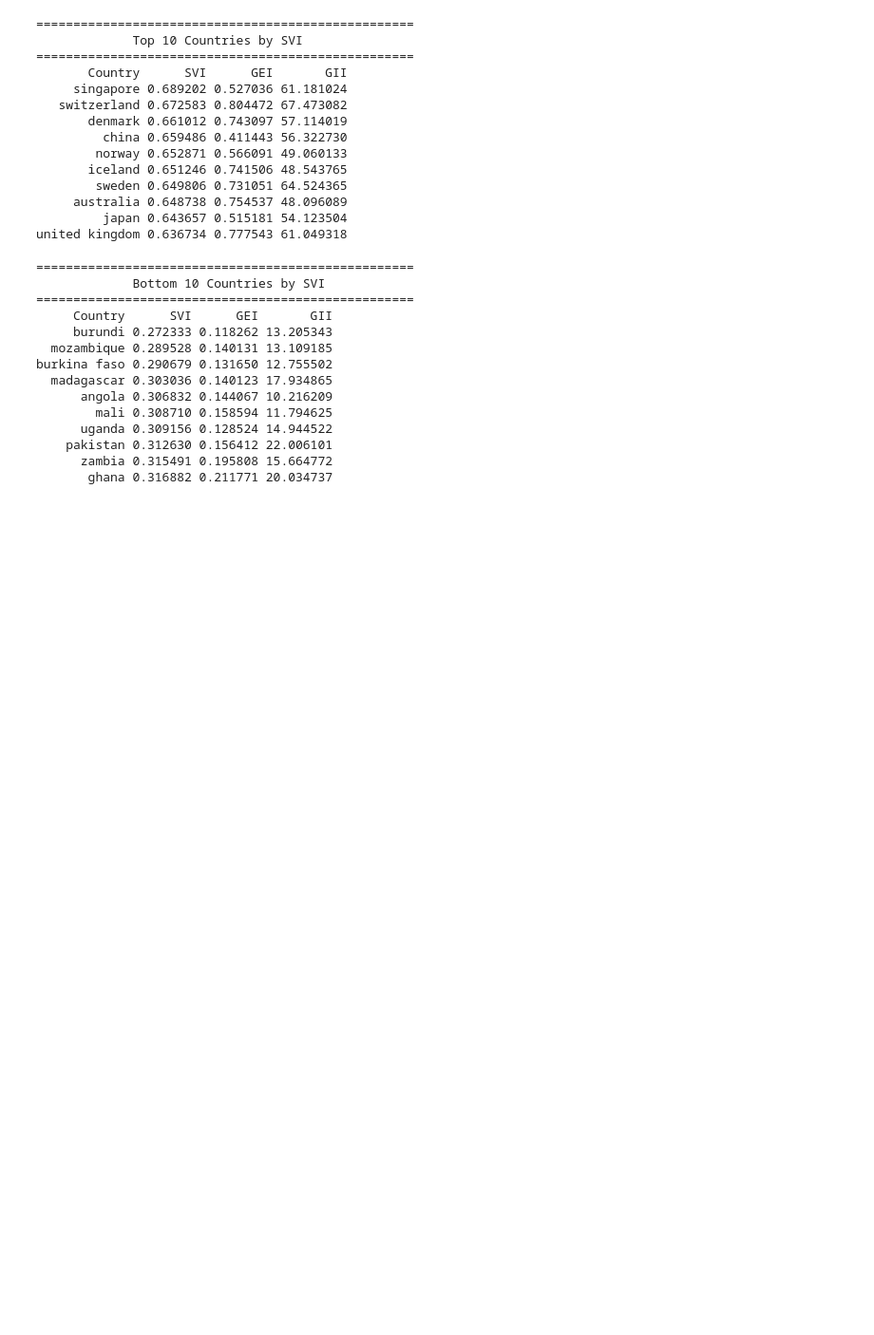
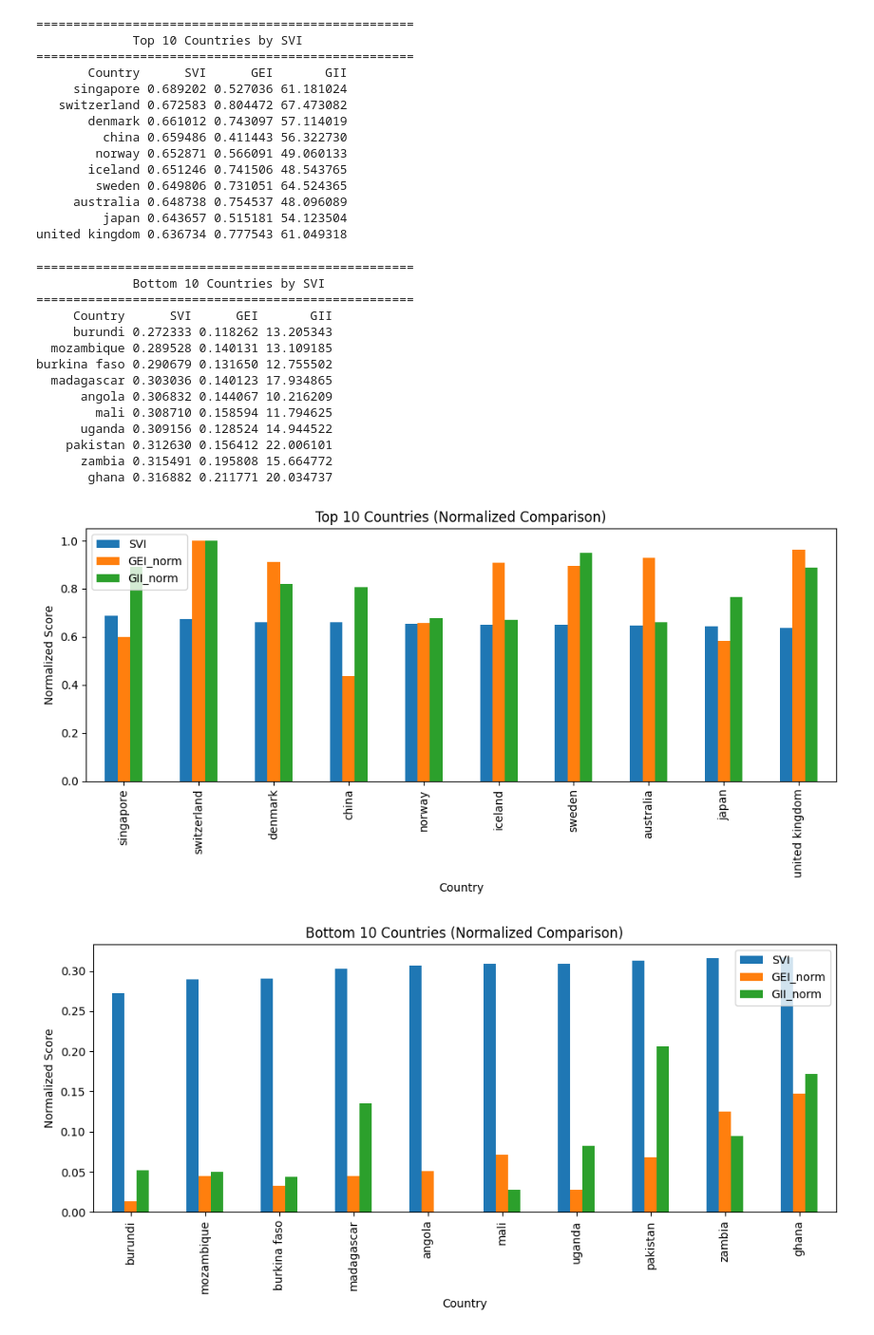
Before and after one commit to henryelga/Startup_Viability_Index, a Jupyter notebook: notebooks/07_link_other_indices.ipynb, the cells around one changed output. Shown at 95% size. Drawn from its saved outputs; the diff is of its cells as text; code cells hidden in the pictures; blank space fills up the shorter version.

Commit message:
📝 Include visuals and summary

```diff
--- a/notebooks/07_link_other_indices.ipynb
+++ b/notebooks/07_link_other_indices.ipynb
@@ -236,3 +236,32 @@ burkina faso 0.290679 0.131650 12.755502
     pakistan 0.312630 0.156412 22.006101
       zambia 0.315491 0.195808 15.664772
        ghana 0.316882 0.211771 20.034737
+# %%
+from sklearn.preprocessing import MinMaxScaler
+from sympy import plot
+
+plot_df = df.copy()
+
+scaler = MinMaxScaler()
+plot_df[["GEI_norm", "GII_norm"]] = scaler.fit_transform(plot_df[["GEI", "GII"]])
+
+top10 = plot_df.sort_values("SVI", ascending=False).head(10)
+
+top10.set_index("Country")[["SVI", "GEI_norm", "GII_norm"]].plot(kind="bar", figsize=(10,5))
+
+plt.title("Top 10 Countries (Normalized Comparison)")
+plt.ylabel("Normalized Score")
+plt.tight_layout()
+plt.show()
+
+bottom10 = plot_df.sort_values("SVI", ascending=True).head(10)
+
+bottom10.set_index("Country")[["SVI", "GEI_norm", "GII_norm"]].plot(kind="bar", figsize=(10,5))
+
+plt.title("Bottom 10 Countries (Normalized Comparison)")
+plt.ylabel("Normalized Score")
+plt.tight_layout()
+plt.show()
+# %% [output]
+[figure, added]
+[figure, added]
```
Also changed, not shown: parts of 1 cell of this notebook.
